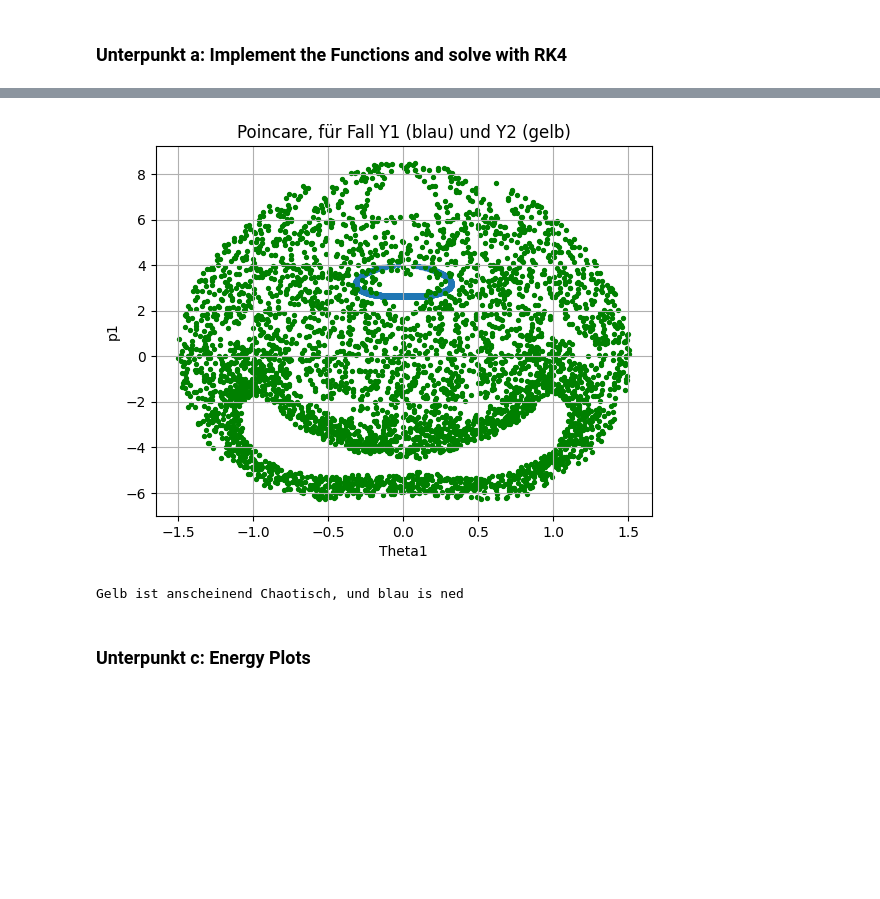
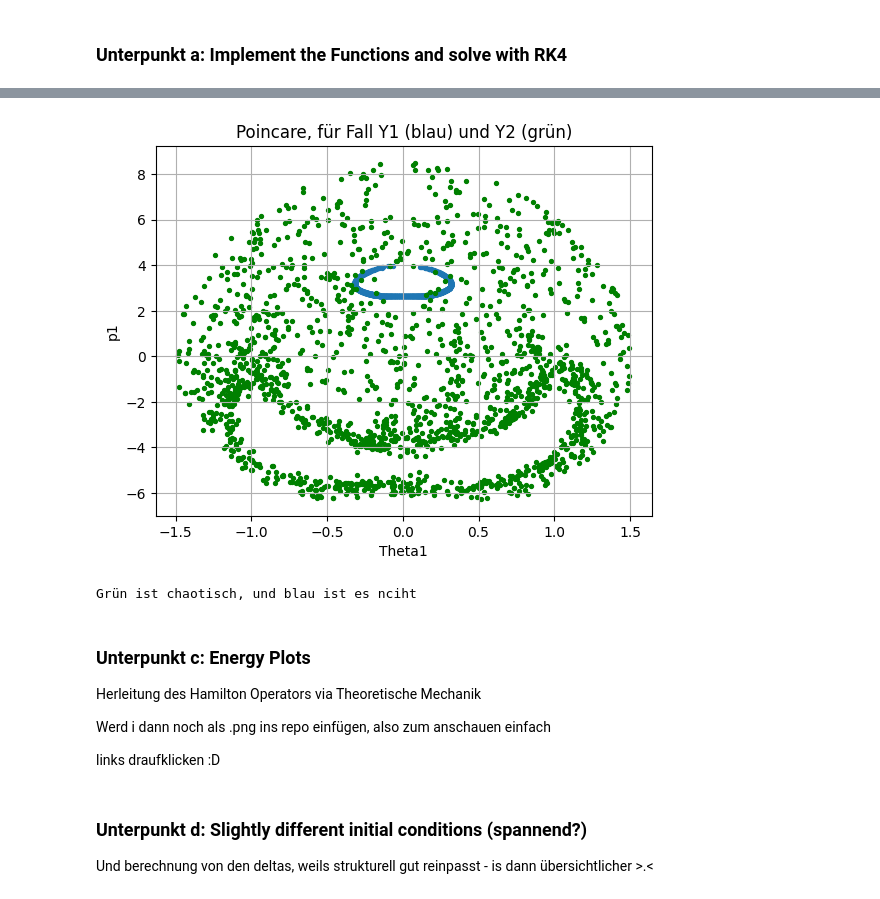
Before and after one commit to OverAmpJinx/CompPhyWS25, a Jupyter notebook: Assignment3/a32doublependulum.ipynb, the cells around one changed output, grey strips where cells are left out. Drawn from its saved outputs; the diff is of its cells as text; code cells hidden in the pictures; blank space fills up the shorter version.

Commit message:
Aufgabe 2 fertig, bis auf c, weil wir ka Hamilton mechanik glernt ham :(

```diff
--- a/Assignment3/a32doublependulum.ipynb
+++ b/Assignment3/a32doublependulum.ipynb
@@ -96,37 +106,50 @@ Y_2 = rk_explicit(F_duop, y0_2, t, e, A_rk4, b_rk4, c_rk4)
 # %%
-t2= np.arange(0, 10000+e, e)
+t2= np.arange(0, 4000+e, e)
 def pointpoints(Y, t):
     th1, th2, p1, p2 = Y[:,0], Y[:,1], Y[:,2], Y[:,3]
 
-    i = np.where((th2[:-1] < 0) & (th2[1:] >= 0) & (p2[1:] > 0))[0]  # crossing indices
+    q = np.where((th2[:-1] < 0) & (th2[1:] >= 0) & (p2[1:] > 0))[0]  #Bedingungen
 
-    a = (-th2[i]) / (th2[i+1] - th2[i])          # interpolation factor for th2=0
-    th1c = th1[i] + a*(th1[i+1] - th1[i])
-    p1c  = p1[i]  + a*(p1[i+1]  - p1[i])
+    a = (-th2[q]) / (th2[q+1] - th2[q])          #interpolation zum gewünschten punkt, weil es nicht genau getroffen wird
+    th1c= th1[q] + a*(th1[q+1] - th1[q])     #i würd glauben man könnts mit ungefähr 0 auch machen, aber habs ned probiert
+    p1c  = p1[q]+ a*(p1[q+1]- p1[q])
 
     return th1c, p1c
 
 y0_nc =[0.0, 0.0, 4.0, 2.0]
 y0_yc= [1.0, -1.0, 0.0, 3.0]
 
 Y_nc = rk_explicit(F_duop, y0_nc, t2, e, A_rk4, b_rk4, c_rk4)
 Y_yc = rk_explicit(F_duop, y0_yc, t2, e, A_rk4, b_rk4, c_rk4)
 
 th1p, p1p = pointpoints(Y_nc, t2)
 th2p, p2p = pointpoints(Y_yc, t2)
 
 
 plt.figure()
-plt.title("Poincare, für Fall Y1 (blau) und Y2 (gelb)")
+plt.title("Poincare, für Fall Y1 (blau) und Y2 (grün)")
 plt.scatter(th1p, p1p, s=8)
 plt.scatter(th2p, p2p, s=8, color="green")
 plt.xlabel("Theta1")
 plt.ylabel("p1")
 plt.grid(True)
 plt.show()
-print("Gelb ist anscheinend Chaotisch, und blau is ned")
+print("Grün ist chaotisch, und blau ist es nciht")
+
+
+# 10000 schritte für poincare dauern 15min34s für die beiden Datensätze
+# 4000 schritte für poincare dauern 6min12s -.-
 # %% [output]
-[figure, old version]
+[figure, new version]
-Gelb ist anscheinend Chaotisch, und blau is ned
+Grün ist chaotisch, und blau ist es nciht
-# %% [markdown]
-### Unterpunkt c: Energy Plots
+# %% [markdown]
+### Unterpunkt c: Energy Plots
+Herleitung des Hamilton Operators via Theoretische Mechanik
+
+Werd i dann noch als .png ins repo einfügen, also zum anschauen einfach
+
+links draufklicken :D
+# %% [markdown]
+### Unterpunkt d: Slightly different initial conditions (spannend?)
+
+Und berechnung von den deltas, weils strukturell gut reinpasst - is dann übersichtlicher >.<
```
Also changed, not shown: parts of 5 cells of this notebook.
